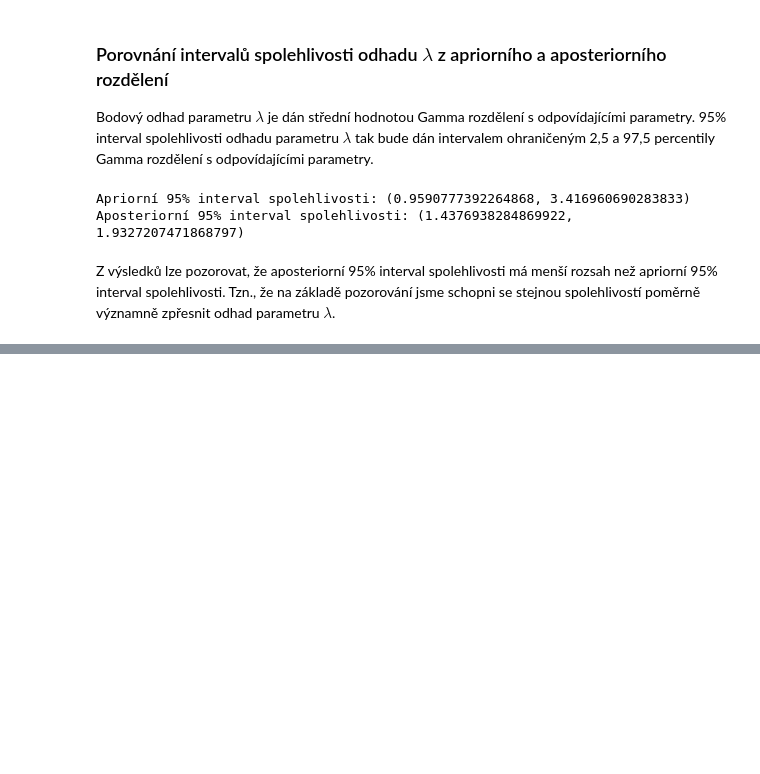
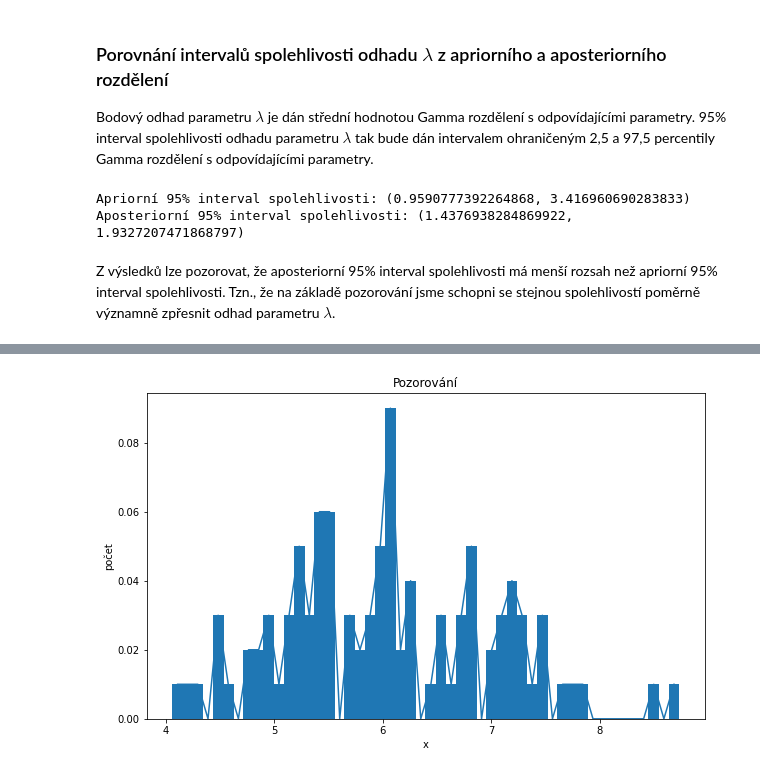
Before and after one commit to xmihol00/MSP, a Jupyter notebook: proj2/proj2.ipynb, the cells around one changed output, grey strips where cells are left out. Drawn from its saved outputs; the diff is of its cells as text; code cells hidden in the pictures; blank space fills up the shorter version.

```diff
--- a/proj2/proj2.ipynb
+++ b/proj2/proj2.ipynb
@@ -132,0 +170,29 @@ Z výsledků lze pozorovat, že aposteriorní 95% interval spolehlivosti má men
+# %%
+observations = df1["uloha_1 b)_pozorování"].dropna().values
+observations.sort()
+
+i_values = 0
+observation_hist = np.zeros(50)
+for i, x in enumerate(np.linspace(observations[0], observations[-1], 50)):
+    while i_values < observations.shape[0] and observations[i_values] <= x:
+        i_values += 1
+        observation_hist[i] += 1
+
+observation_hist = observation_hist / observations.shape[0]
+
+i_values = 0
+observation_probs_dict = {}
+previous = observations[0]
+for i, x in enumerate(np.linspace(observations[1], observations[-1], 50)):
+    observation_probs_dict[previous + (x - previous)] = observation_hist[i]
+    previous = x
+
+plt.figure(figsize=(10, 6))
+plt.title("Pozorování")
+plt.xlabel("x")
+plt.ylabel("počet")
+plt.plot(np.linspace(observations[1], observations[-1], 50), observation_hist)
+plt.bar(np.linspace(observations[1], observations[-1], 50), observation_hist, width=0.1)
+plt.show()
+# %% [output]
+[figure, added]
```
Also changed, not shown: parts of 13 cells of this notebook.
